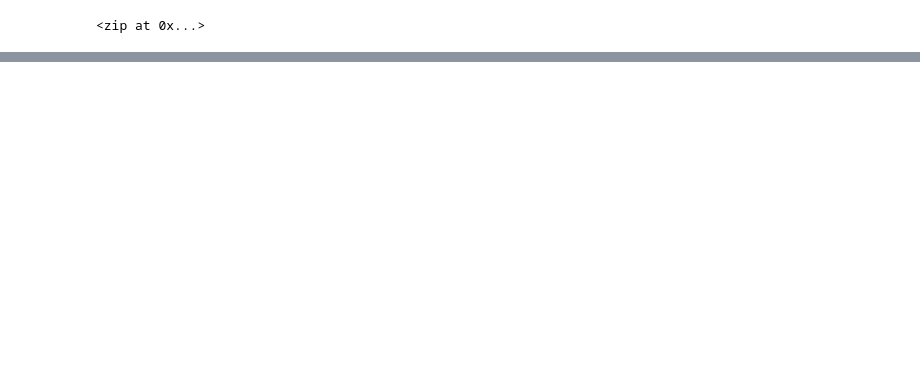
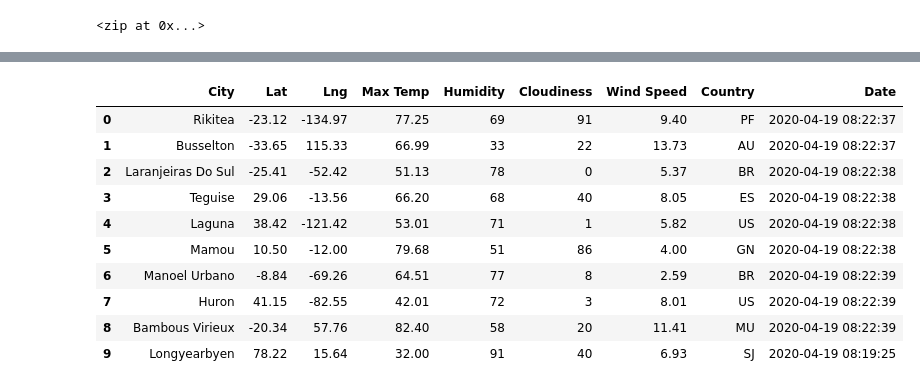
Before and after one commit to jugvirpabla/World_Weather_Analysis, a Jupyter notebook: WeatherPy.ipynb, the cells around one changed output, grey strips where cells are left out. Cells and saved outputs as stored; diff of their text form; code cells hidden in the pictures; blank space fills up the shorter version.

Commit message:
added cities with data points

```diff
--- a/WeatherPy.ipynb
+++ b/WeatherPy.ipynb
@@ -33,0 +40,4 @@ len(cities)
+# %%
+# Starting URL for Weather Map API Call.
+url = "http://api.openweathermap.org/data/2.5/weather?units=Imperial&APPID=" + weather_api_key
+print(url)
@@ -33,0 +127,16 @@ len(cities)
+# %%
+# Convert the array of dictionaries to a Pandas DataFrame.
+city_data_df = pd.DataFrame(city_data)
+city_data_df.head(10)
+# %% [output]
+|  | City | Lat | Lng | Max Temp | Humidity | Cloudiness | Wind Speed | Country | Date |
+| 0 | Rikitea | -23.12 | -134.97 | 77.25 | 69 | 91 | 9.40 | PF | 2020-04-19 08:22:37 |
+| 1 | Busselton | -33.65 | 115.33 | 66.99 | 33 | 22 | 13.73 | AU | 2020-04-19 08:22:37 |
+| 2 | Laranjeiras Do Sul | -25.41 | -52.42 | 51.13 | 78 | 0 | 5.37 | BR | 2020-04-19 08:22:38 |
+| 3 | Teguise | 29.06 | -13.56 | 66.20 | 68 | 40 | 8.05 | ES | 2020-04-19 08:22:38 |
+| 4 | Laguna | 38.42 | -121.42 | 53.01 | 71 | 1 | 5.82 | US | 2020-04-19 08:22:38 |
+| 5 | Mamou | 10.50 | -12.00 | 79.68 | 51 | 86 | 4.00 | GN | 2020-04-19 08:22:38 |
+| 6 | Manoel Urbano | -8.84 | -69.26 | 64.51 | 77 | 8 | 2.59 | BR | 2020-04-19 08:22:39 |
+| 7 | Huron | 41.15 | -82.55 | 42.01 | 72 | 3 | 8.01 | US | 2020-04-19 08:22:39 |
+| 8 | Bambous Virieux | -20.34 | 57.76 | 82.40 | 58 | 20 | 11.41 | MU | 2020-04-19 08:22:39 |
+| 9 | Longyearbyen | 78.22 | 15.64 | 32.00 | 91 | 40 | 6.93 | SJ | 2020-04-19 08:19:25 |
```
Also changed, not shown: parts of 8 cells of this notebook, 3 other files.
